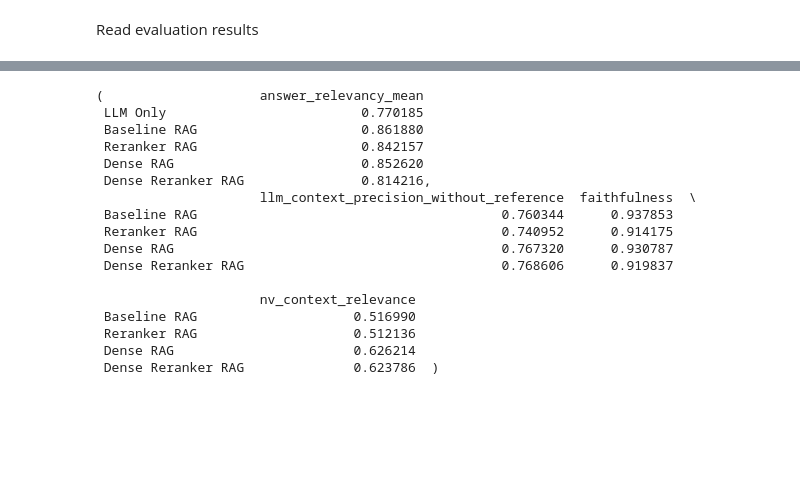
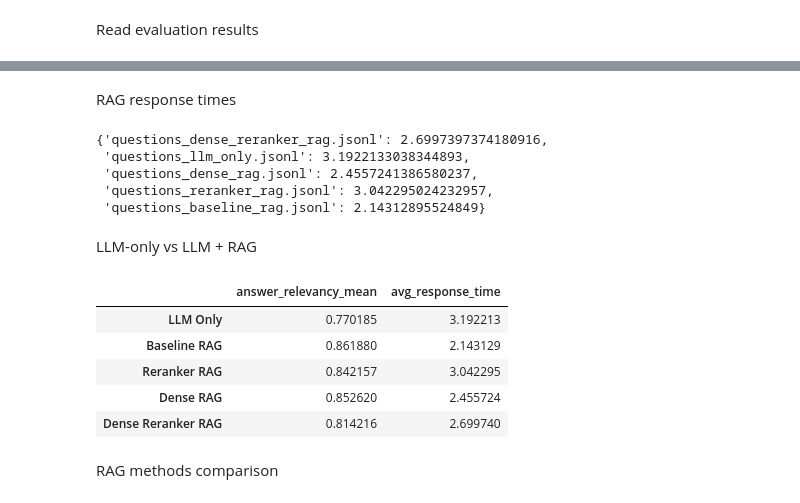
Before and after one commit to ivanarena/dreamplan-ai-financial-advisor, a Jupyter notebook: experiment/evaluation.ipynb, the cells around one changed output, grey strips where cells are left out. Drawn from its saved outputs; the diff is of its cells as text; code cells hidden in the pictures; blank space fills up the shorter version.

```diff
--- a/experiment/evaluation.ipynb
+++ b/experiment/evaluation.ipynb
@@ -124,46 +203,82 @@ dense_reranker_rag = pd.read_csv(os.path.join(DATASET_DIR, "evaluation_dense_rer
+# %% [markdown]
+RAG response times
+# %%
+jsonl_files = [
+    os.path.join(DATASET_DIR, fname)
+    for fname in os.listdir(DATASET_DIR)
+    if fname.startswith("questions_") and fname.endswith(".jsonl")
+]
+avg_response_times = {}
+for file in jsonl_files:
+    response_times = []
+    with open(file, "r") as f:
+        for line in f:
+            data = json.loads(line)
+            if "time" in data:
+                response_times.append(data["time"])
+    if response_times:
+        avg_response_times[os.path.basename(file)] = sum(response_times) / len(response_times)
+    else:
+        avg_response_times[os.path.basename(file)] = None
+
+avg_response_times
+# %% [output]
+{'questions_dense_reranker_rag.jsonl': 2.6997397374180916,
+ 'questions_llm_only.jsonl': 3.1922133038344893,
+ 'questions_dense_rag.jsonl': 2.4557241386580237,
+ 'questions_reranker_rag.jsonl': 3.042295024232957,
+ 'questions_baseline_rag.jsonl': 2.14312895524849}
+# %% [markdown]
+LLM-only vs LLM + RAG
 # %%
 methods = {
     "LLM Only": llm_only,
     "Baseline RAG": baseline_rag,
     "Reranker RAG": reranker_rag,
     "Dense RAG": dense_rag,
     "Dense Reranker RAG": dense_reranker_rag,
 }
 
 # Compute mean and std for answer_relevancy for all methods,
 # and for other columns for RAG methods (Baseline, Reranker, Dense)
 columns_to_compare = ["answer_relevancy", "llm_context_precision_without_reference", "faithfulness", "nv_context_relevance"]
 
 # Compare answer_relevancy for all methods
 answer_relevancy_means = {method: df["answer_relevancy"].mean() for method, df in methods.items()}
 answer_relevancy_df = pd.DataFrame.from_dict(answer_relevancy_means, orient="index", columns=["answer_relevancy_mean"])
 
 # Compare other metrics for RAG methods only
 rag_methods = {k: v for k, v in methods.items() if k != "LLM Only"}
 other_metrics = ["llm_context_precision_without_reference", "faithfulness", "nv_context_relevance"]
 other_metrics_means = {
     method: {metric: df[metric].mean() for metric in other_metrics}
     for method, df in rag_methods.items()
 }
 other_metrics_df = pd.DataFrame.from_dict(other_metrics_means, orient="index")
 
-answer_relevancy_df, other_metrics_df
+# Map method names to their corresponding avg response time file
+method_to_file = {
+    "LLM Only": "questions_llm_only.jsonl",
+    "Baseline RAG": "questions_baseline_rag.jsonl",
+    "Reranker RAG": "questions_reranker_rag.jsonl",
+    "Dense RAG": "questions_dense_rag.jsonl",
+    "Dense Reranker RAG": "questions_dense_reranker_rag.jsonl",
+}
+
+
+# Add avg response time to answer_relevancy_df
+answer_relevancy_df["avg_response_time"] = [
+    avg_response_times.get(method_to_file[m], None) for m in answer_relevancy_df.index
+]
+
+answer_relevancy_df
 # %% [output]
-(                    answer_relevancy_mean
- LLM Only                         0.770185
- Baseline RAG                     0.861880
- Reranker RAG                     0.842157
- Dense RAG                        0.852620
- Dense Reranker RAG               0.814216,
-                     llm_context_precision_without_reference  faithfulness  \
- Baseline RAG                                       0.760344      0.937853
- Reranker RAG                                       0.740952      0.914175
- Dense RAG                                          0.767320      0.930787
- Dense Reranker RAG                                 0.768606      0.919837
-
-                     nv_context_relevance
- Baseline RAG                    0.516990
- Reranker RAG                    0.512136
- Dense RAG                       0.626214
- Dense Reranker RAG              0.623786  )
+|  | answer_relevancy_mean | avg_response_time |
+| LLM Only | 0.770185 | 3.192213 |
+| Baseline RAG | 0.861880 | 2.143129 |
+| Reranker RAG | 0.842157 | 3.042295 |
+| Dense RAG | 0.852620 | 2.455724 |
+| Dense Reranker RAG | 0.814216 | 2.699740 |
+# %% [markdown]
+RAG methods comparison
 # %%
```
Also changed, not shown: parts of 8 cells of this notebook, 12 other files.
